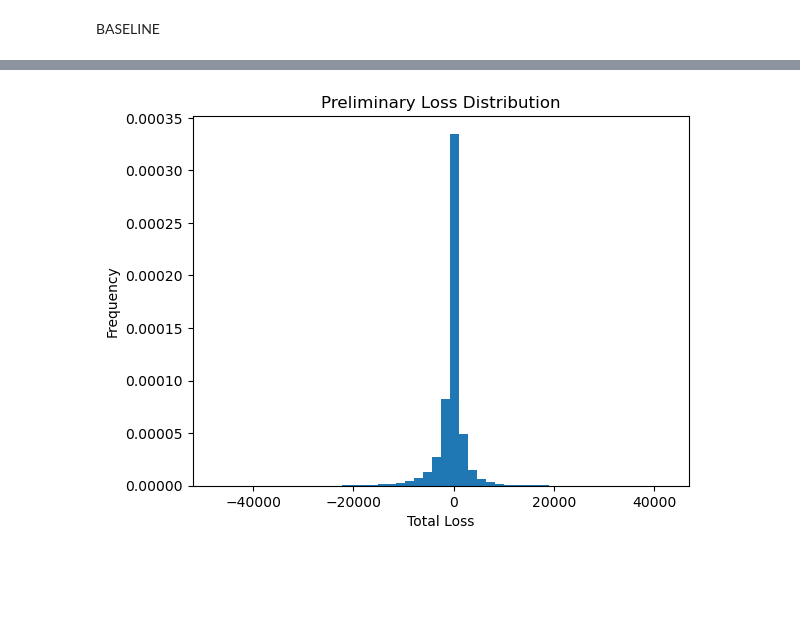
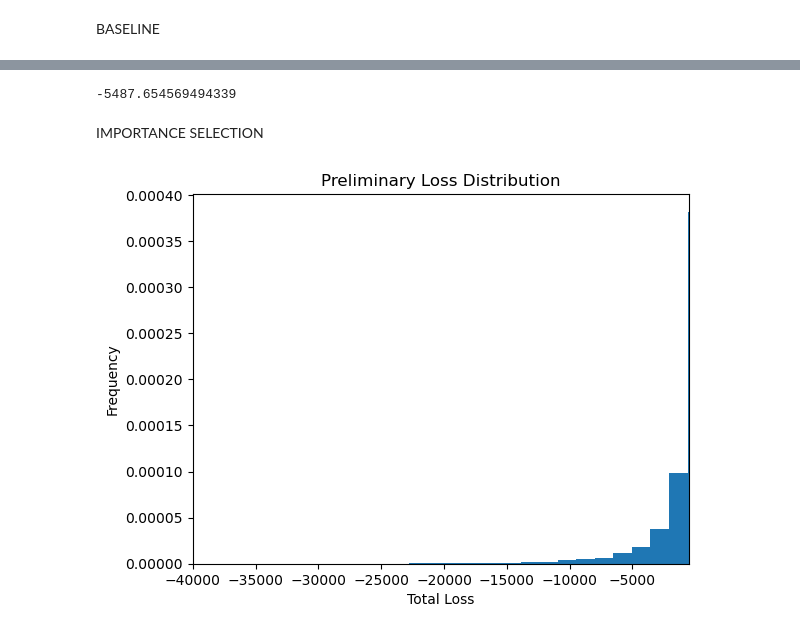
Before and after one commit to akrokosz/gs_quant_mc, a Jupyter notebook: doodles.ipynb, the cells around one changed output, grey strips where cells are left out. Saved outputs shown, nothing was run; the diff lists cells and outputs as text; code cells hidden in the pictures; blank space fills up the shorter version.

Commit message:
zrobiony sobol student, poczatek importance selection

```diff
--- a/doodles.ipynb
+++ b/doodles.ipynb
@@ -7,13 +7,13 @@ BASELINE
 import numpy as np, pandas as pd, scipy.stats as st
 # %%
 data = pd.read_csv('data.csv')
-num_simulations = 100000
+num_obvs = 30000
 # risks per sector
 r = np.array([.295, .49, .41, .415, .338, .64, .403, .476])
 #sec_loading maps sector to its risk, t is the threshold for defaults
 data['sec_loading'], data['t'] = r[data['sector'].values], st.norm.ppf(data.p)
 # 100k monte carlo simulations and len(r)+len(data) risk factors per one sample
-factors, sample = np.random.normal(0, 1, (num_simulations, len(r) + len(data))), []
+factors, sample = np.random.normal(0,1, (num_obvs, len(r)+len(data))), []
 # %%
 for obs in factors:
     m_factor, sec_factor, res_factor = obs[0], obs[:len(r)][data.sector.values], obs[len(r):]
@@ -51,10 +29,17 @@ data.to_csv("data_baseline1.csv")
+# %%
+VaR
+# %% [output]
+-5487.654569494339
+# %% [markdown]
+IMPORTANCE SELECTION
 # %%
 import matplotlib.pyplot as plt
 
 plt.hist(sample, bins=50, density=True)
 plt.title("Preliminary Loss Distribution")
 plt.xlabel("Total Loss")
 plt.ylabel("Frequency")
+plt.xlim(-40000,-500)
 plt.show()
 # %% [output]
-[figure, old version]
+[figure, new version]
```
Also changed, not shown: parts of 14 cells of this notebook.
